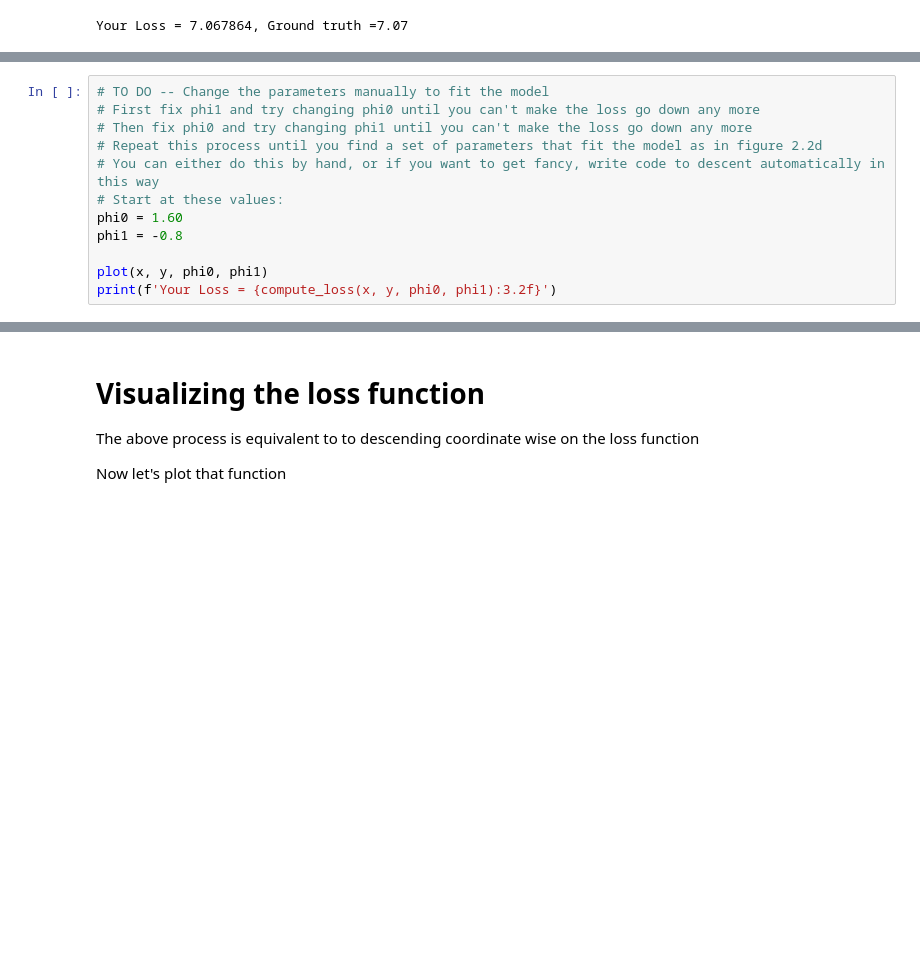
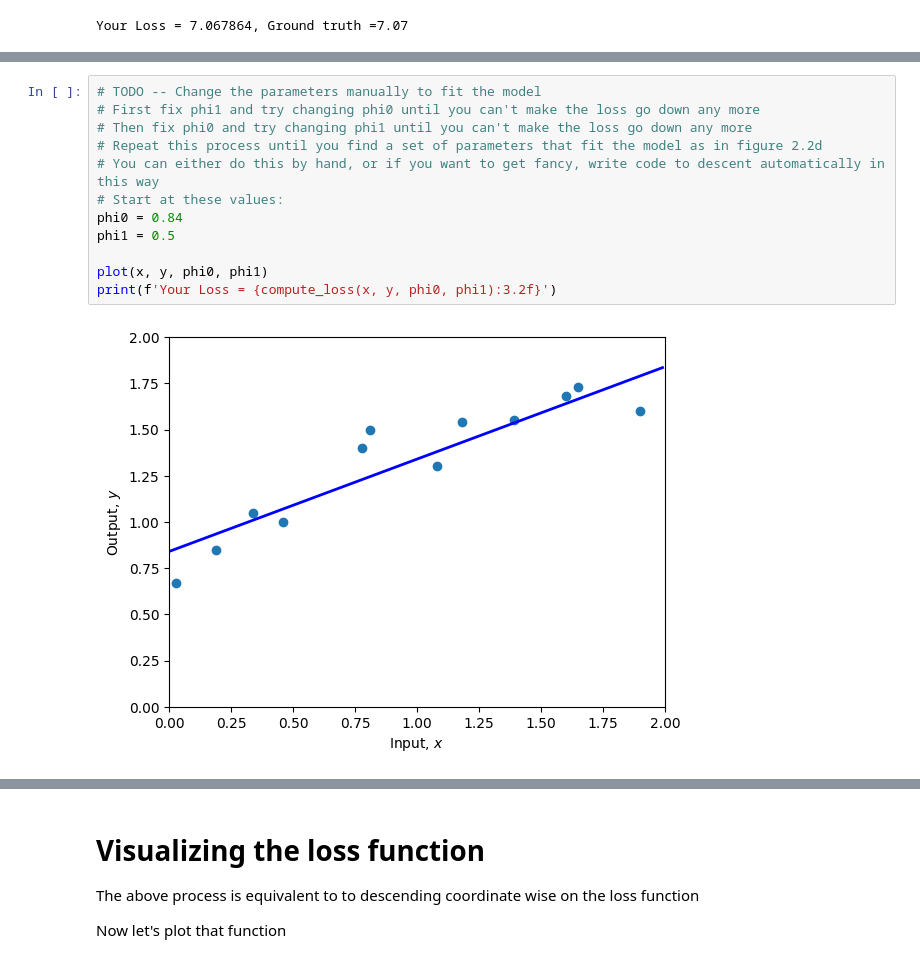
Before and after one commit to Mwawaka/waka-neural-networks, a Jupyter notebook: Chap02/2_1_Supervised_Learning.ipynb, the cells around one changed output, grey strips where cells are left out. Saved outputs shown, nothing was run; the diff lists cells and outputs as text; blank space fills up the shorter version.

```diff
--- a/Chap02/2_1_Supervised_Learning.ipynb
+++ b/Chap02/2_1_Supervised_Learning.ipynb
@@ -86,12 +89,14 @@ print(f'Your Loss = {loss:3.2f}, Ground truth =10.28')
 # %%
-# TO DO -- Change the parameters manually to fit the model
+# TODO -- Change the parameters manually to fit the model
 # First fix phi1 and try changing phi0 until you can't make the loss go down any more
 # Then fix phi0 and try changing phi1 until you can't make the loss go down any more
 # Repeat this process until you find a set of parameters that fit the model as in figure 2.2d
 # You can either do this by hand, or if you want to get fancy, write code to descent automatically in this way
 # Start at these values:
-phi0 = 1.60
-phi1 = -0.8
+phi0 = 0.84
+phi1 = 0.5
 
 plot(x, y, phi0, phi1)
 print(f'Your Loss = {compute_loss(x, y, phi0, phi1):3.2f}')
+# %% [output]
+[figure, added]
```
Also changed, not shown: parts of 3 cells of this notebook.
